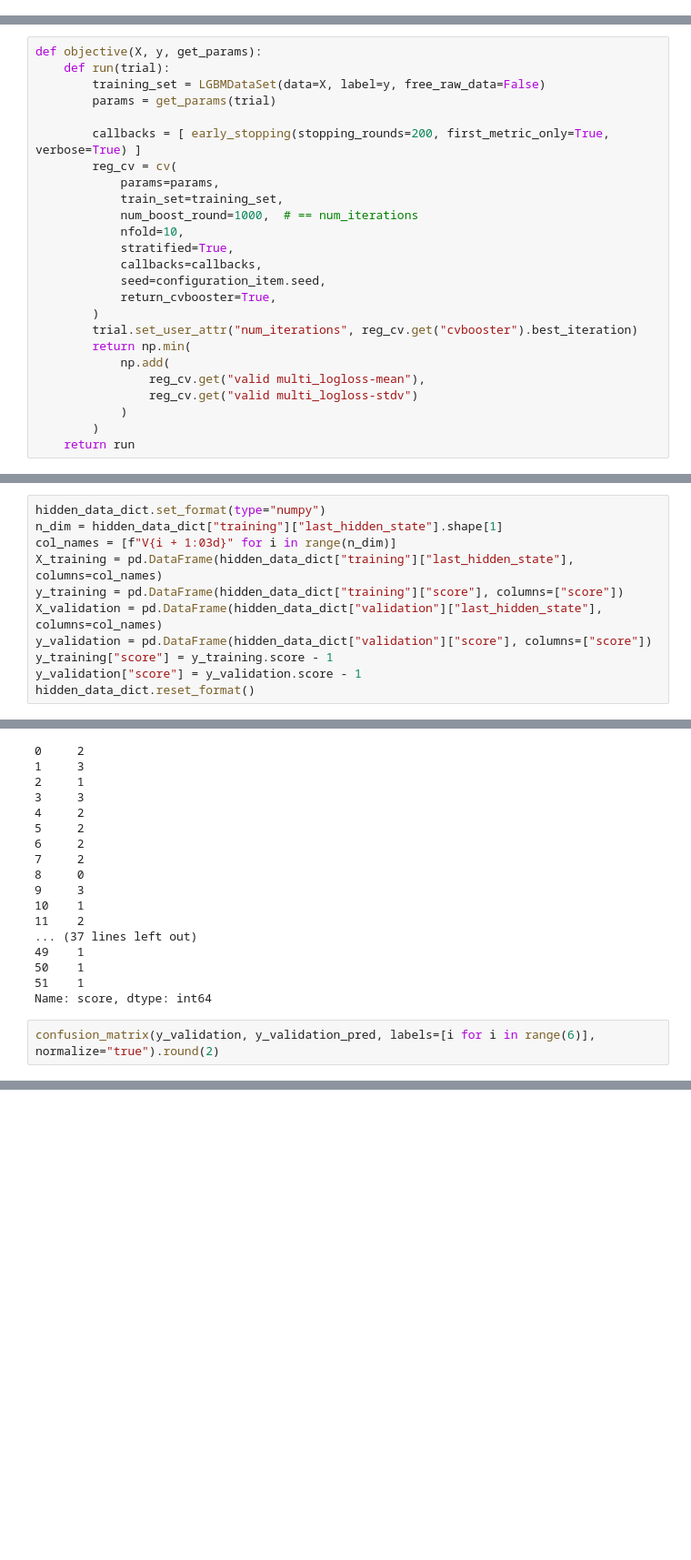
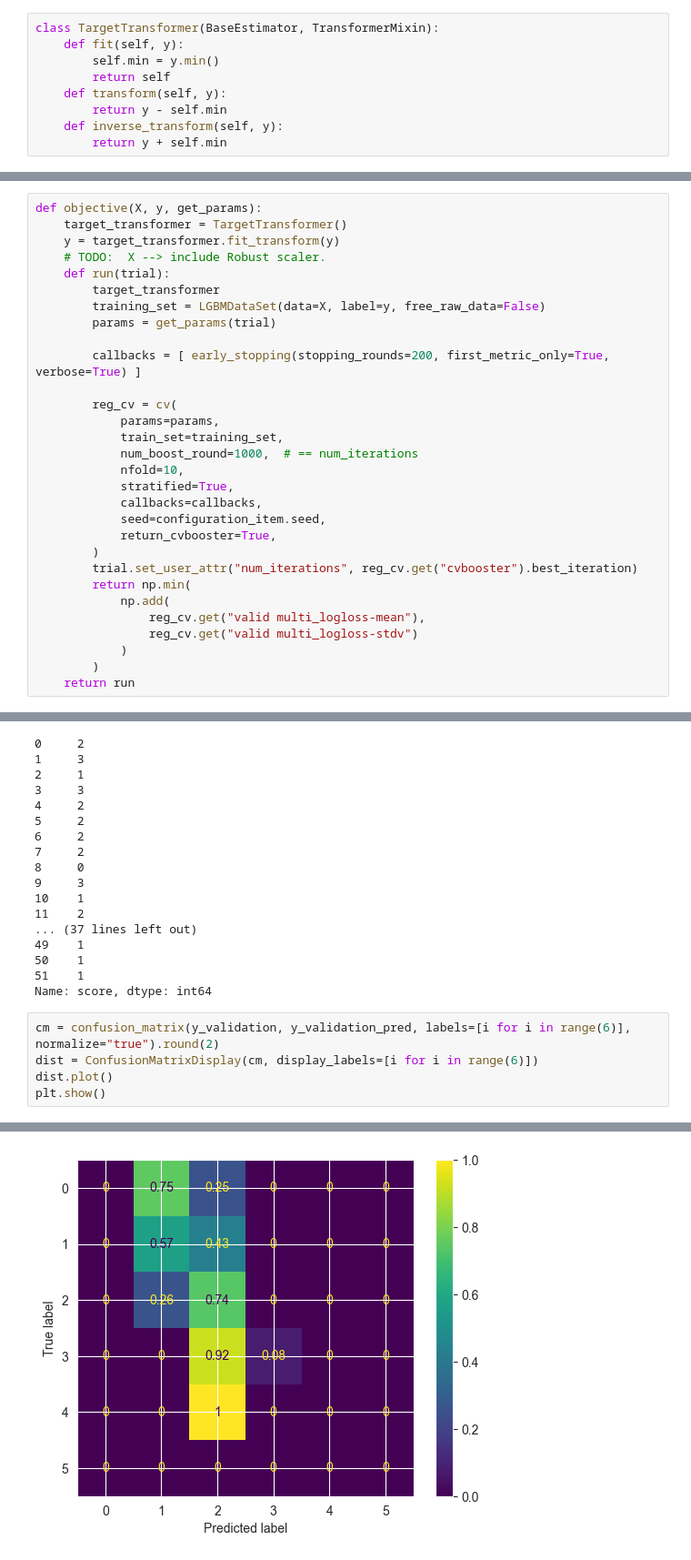
Before and after one commit to AnthonyTedde/learning-agency-lab-automated-essay-scoring-2, a Jupyter notebook: notebooks/lightgbm-with-feature-extraction.ipynb, the cells around one changed output, grey strips where cells are left out. Shown at 91% size. Drawn from its saved outputs; the diff is of its cells as text; blank space fills up the shorter version.

```diff
--- a/notebooks/lightgbm-with-feature-extraction.ipynb
+++ b/notebooks/lightgbm-with-feature-extraction.ipynb
@@ -232,0 +247,9 @@ from sklearn.metrics import (
+# %%
+class TargetTransformer(BaseEstimator, TransformerMixin):
+    def fit(self, y):
+        self.min = y.min()
+        return self
+    def transform(self, y):
+        return y - self.min
+    def inverse_transform(self, y):
+        return y + self.min
@@ -277,11 +315,16 @@ def wrap_param(trial=None, refit=False):
     return params
 # %%
 def objective(X, y, get_params):
+    target_transformer = TargetTransformer()
+    y = target_transformer.fit_transform(y)
+    # TODO:  X --> include Robust scaler.
     def run(trial):
+        target_transformer
         training_set = LGBMDataSet(data=X, label=y, free_raw_data=False)
         params = get_params(trial)
 
         callbacks = [ early_stopping(stopping_rounds=200, first_metric_only=True, verbose=True) ]
+
         reg_cv = cv(
             params=params,
             train_set=training_set,
@@ -312,14 +355,3 @@ def lgbm_cv(X, y, n_trials=10, study_name="default", get_param=None):
         show_progress_bar=True,
     )
     return study
-# %%
-hidden_data_dict.set_format(type="numpy")
-n_dim = hidden_data_dict["training"]["last_hidden_state"].shape[1]
-col_names = [f"V{i + 1:03d}" for i in range(n_dim)]
-X_training = pd.DataFrame(hidden_data_dict["training"]["last_hidden_state"], columns=col_names)
-y_training = pd.DataFrame(hidden_data_dict["training"]["score"], columns=["score"])
-X_validation = pd.DataFrame(hidden_data_dict["validation"]["last_hidden_state"], columns=col_names)
-y_validation = pd.DataFrame(hidden_data_dict["validation"]["score"], columns=["score"])
-y_training["score"] = y_training.score - 1
-y_validation["score"] = y_validation.score - 1
-hidden_data_dict.reset_format()
@@ -394,5 +413,8 @@ y_validation.score
 51    1
 Name: score, dtype: int64
 # %%
-confusion_matrix(y_validation, y_validation_pred, labels=[i for i in range(6)], normalize="true").round(2)
+cm = confusion_matrix(y_validation, y_validation_pred, labels=[i for i in range(6)], normalize="true").round(2)
+dist = ConfusionMatrixDisplay(cm, display_labels=[i for i in range(6)])
+dist.plot()
+plt.show()
 # %% [output]
@@ -404,0 +421 @@ array([[0.  , 0.75, 0.25, 0.  , 0.  , 0.  ],
+[figure, added]
```
Also changed, not shown: parts of 10 cells of this notebook.
